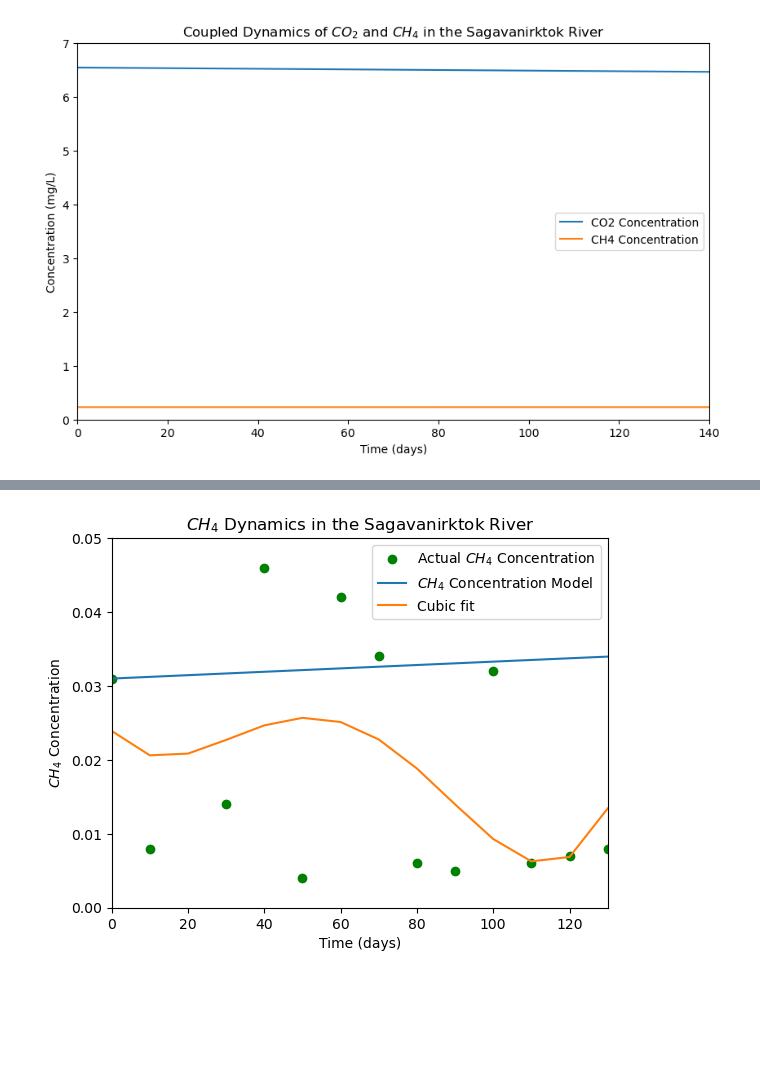
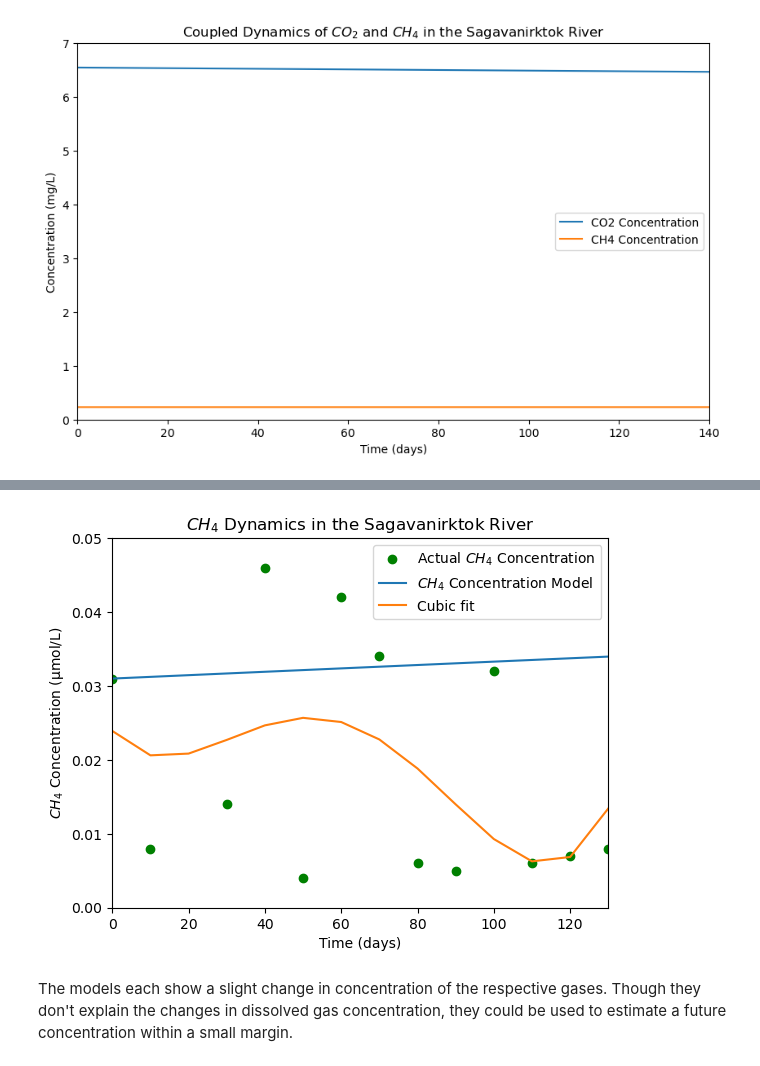
Before and after one commit to asm2296/Assignments, a Jupyter notebook: final project.ipynb, the cells around one changed output, grey strips where cells are left out. Cells and saved outputs as stored; diff of their text form; code cells hidden in the pictures; blank space fills up the shorter version.

```diff
--- a/final project.ipynb
+++ b/final project.ipynb
@@ -176,12 +201,14 @@ plt.show()
 # %%
 plt.plot(solution.t, sag.ch4, 'go', label = "Actual $CH_4$ Concentration")
 plt.plot(solution.t, solution.y[1], label="$CH_4$ Concentration Model")
 plt.plot(t_ez, ch4_y, label = "Cubic fit")
 plt.axis([t0,130, 0,0.05])
 plt.xlabel("Time (days)")
-plt.ylabel("$CH_4$ Concentration")
+plt.ylabel("$CH_4$ Concentration (µmol/L)")
 plt.title("$CH_4$ Dynamics in the Sagavanirktok River")
 plt.legend()
 plt.show()
 # %% [output]
-[figure, old version]
+[figure, new version]
+# %% [markdown]
+The models each show a slight change in concentration of the respective gases. Though they don't explain the changes in dissolved gas concentration, they could be used to estimate a future concentration within a small margin.
```
Also changed, not shown: parts of 4 cells of this notebook.
